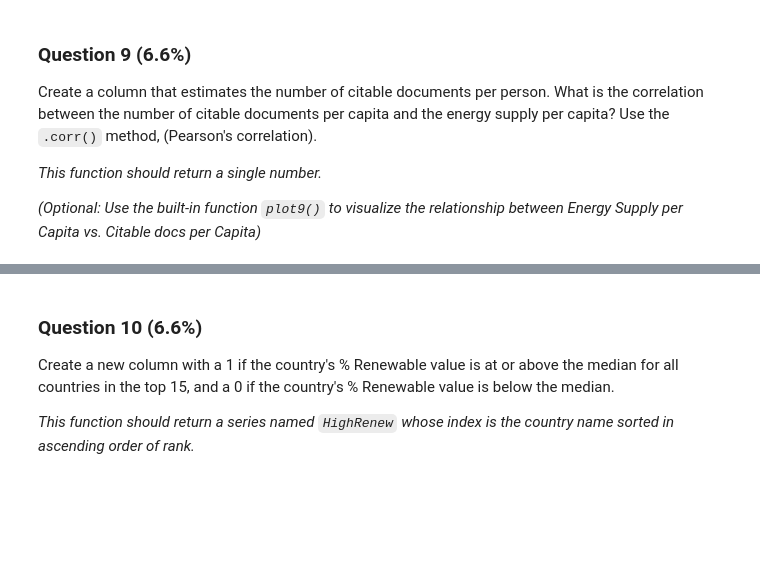
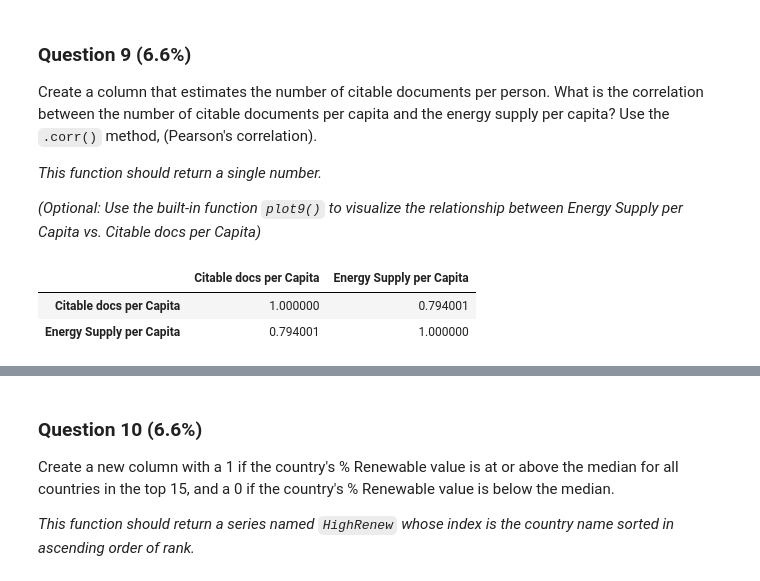
Before and after one commit to DeeptanshuM/HypothesisTestingProject, a Jupyter notebook: Assignment 3.ipynb, the cells around one changed output, grey strips where cells are left out. Drawn from its saved outputs; the diff is of its cells as text; code cells hidden in the pictures; blank space fills up the shorter version.

```diff
--- a/Assignment 3.ipynb
+++ b/Assignment 3.ipynb
@@ -266,10 +266,17 @@ What is the correlation between the number of citable documents per capita and t
 *This function should return a single number.*
 
 *(Optional: Use the built-in function `plot9()` to visualize the relationship between Energy Supply per Capita vs. Citable docs per Capita)*
-# %%
-def answer_nine():
-    Top15 = answer_one()
-    return "ANSWER"
+# %%
+def answer_nine():
+    Top15 = answer_one()
+    Top15['PopEst'] = Top15['Energy Supply'] / Top15['Energy Supply per Capita']
+    Top15['Citable docs per Capita'] = Top15['Citable documents'] / Top15['PopEst']
+    return Top15[['Citable docs per Capita', 'Energy Supply per Capita']].corr(method = 'pearson')
+answer_nine()
+# %% [output]
+|  | Citable docs per Capita | Energy Supply per Capita |
+| Citable docs per Capita | 1.000000 | 0.794001 |
+| Energy Supply per Capita | 0.794001 | 1.000000 |
 # %%
 def plot9():
     import matplotlib as plt
```
Also changed, not shown: parts of 1 cell of this notebook.
